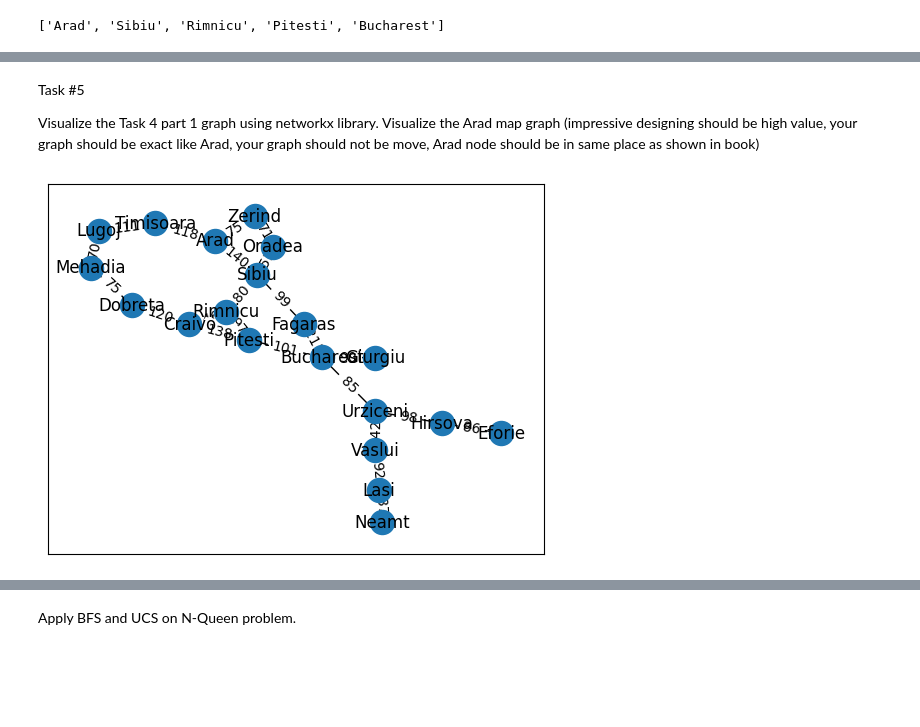
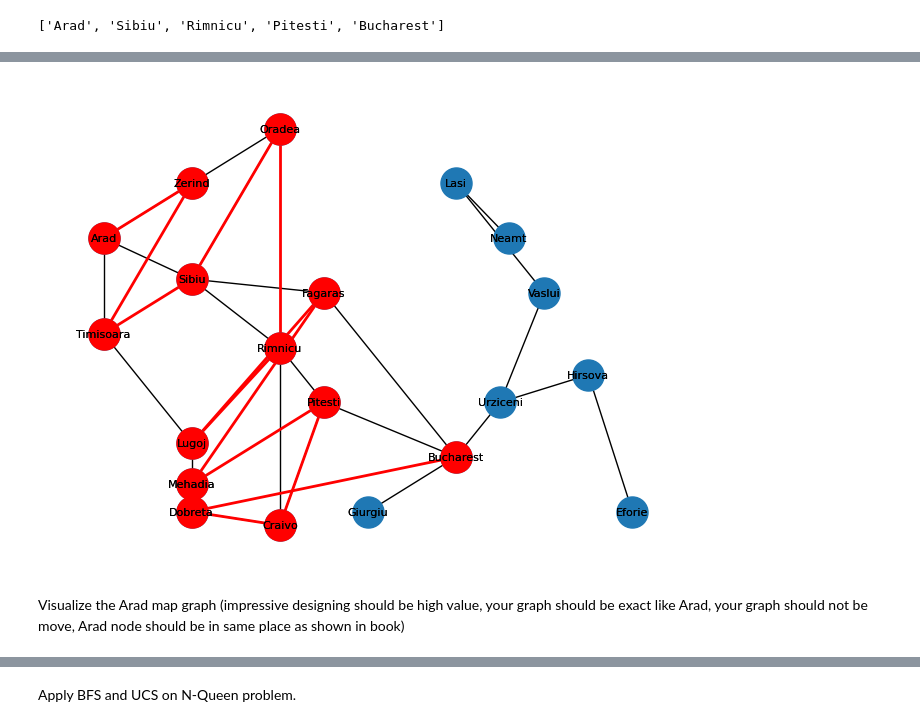
Before and after one commit to TafreedAhmad/AiLab-3, a Jupyter notebook: hometask03.ipynb, the cells around one changed output, grey strips where cells are left out. Drawn from its saved outputs; the diff is of its cells as text; code cells hidden in the pictures; blank space fills up the shorter version.

Commit message:
Task 5 Done almost

```diff
--- a/hometask03.ipynb
+++ b/hometask03.ipynb
@@ -1058,35 +1223,22 @@ print(path)
+# %%
+pos = {'Arad': (0, 11), 'Zerind': (1, 13), 'Oradea': (2, 15), 'Fagaras': (2.5, 9), 'Sibiu': (1, 9.5),
+       'Timisoara': (0, 7.5), 'Lugoj': (1, 3.5), 'Mehadia': (1, 2), 'Dobreta': (1, 1), 'Craivo': (2, 0.5),
+       'Giurgiu': (3, 1), 'Pitesti': (2.5, 5), 'Bucharest': (4, 3), 'Rimnicu': (2, 7), 'Urziceni': (4.5, 5),
+       'Hirsova': (5.5, 6), 'Vaslui': (5, 9), 'Neamt': (4.6, 11), 'Lasi': (4, 13), 'Eforie': (6, 1)}
+
+nx.draw(G, pos, with_labels=True, font_size=8, node_size=500)
+path_nodes = path
+path_edges = [(path[i], path[i+1]) for i in range(len(path)-1)]
+nx.draw_networkx_nodes(G, pos, nodelist=path_nodes,
+                       node_color='r', node_size=500)
+nx.draw_networkx_edges(G, pos, edgelist=path_edges, edge_color='r', width=2)
+labels = {node: node for node in G.nodes()}
+nx.draw_networkx_labels(G, pos, labels, font_size=8)
+plt.show()
+# %% [output]
+[figure, added]
 # %% [markdown]
-Task #5
 
-Visualize the Task 4 part 1 graph using networkx library.
 Visualize the Arad map graph (impressive designing should be high value, your graph should be
 exact like Arad, your graph should not be move, Arad node should be in same place as shown in
 book)
-# %%
-import networkx as nx
-import matplotlib.pyplot as plt
-
-G = nx.Graph()
-
-# Add nodes
-for node in graph:
-    G.add_node(node)
-
-# Add edges and edge weights
-for node in graph:
-    for edge in graph[node]:
-        G.add_edge(node, edge[0], weight=edge[1])
-
-# Set positions of nodes
-pos = nx.spring_layout(G)
-
-# Draw nodes and edges with labels
-nx.draw_networkx_nodes(G, pos)
-nx.draw_networkx_edges(G, pos)
-nx.draw_networkx_edge_labels(
-    G, pos, edge_labels=nx.get_edge_attributes(G, 'weight'))
-nx.draw_networkx_labels(G, pos)
-
-plt.show()
-# %% [output]
-[figure, removed]
```
Also changed, not shown: parts of 9 cells of this notebook.
